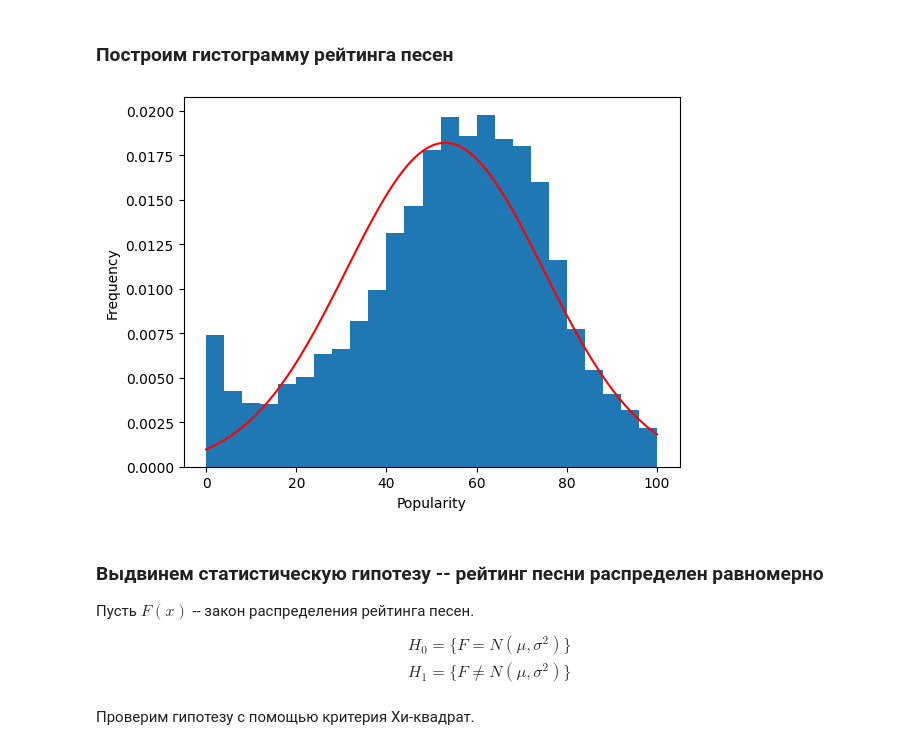
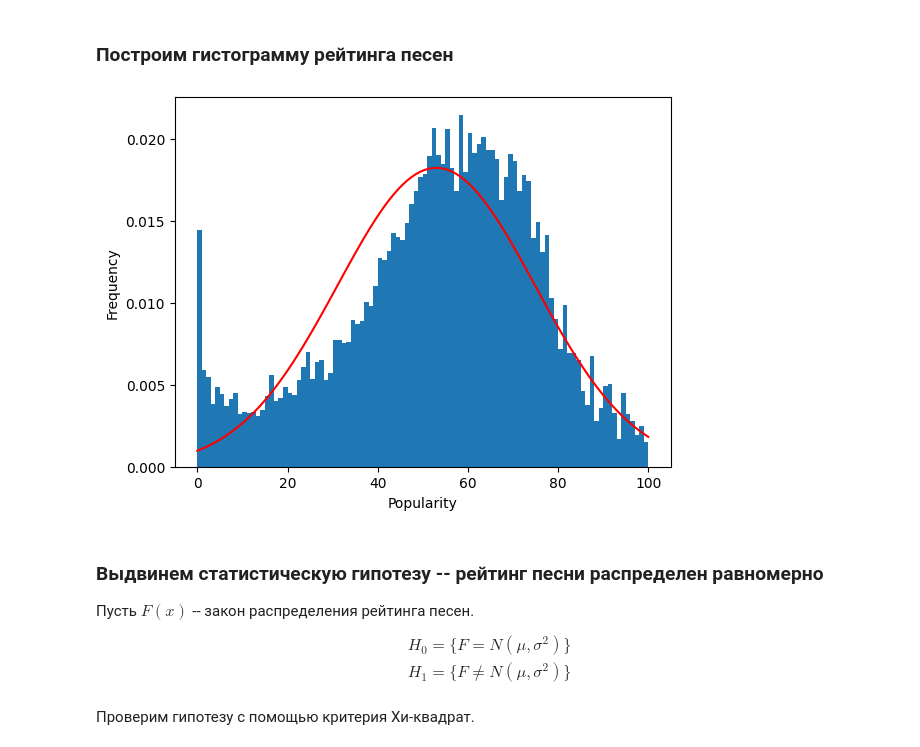
Before and after one commit to edelwiw/Statistics, a Jupyter notebook: Lab 3/main.ipynb, the cells around one changed output. Saved outputs shown, nothing was run; the diff lists cells and outputs as text; code cells hidden in the pictures.

```diff
--- a/Lab 3/main.ipynb
+++ b/Lab 3/main.ipynb
@@ -36,19 +36,19 @@ print(df.head(10))
 ### Построим гистограмму рейтинга песен
 # %%
 # plot the hist of how many sold
-num_bins = 25
+num_bins = 100
 plt.hist(df['song_popularity'], bins=num_bins, density=True)
 plt.xlabel('Popularity')
 plt.ylabel('Frequency')
 
 # normal distribution
 x = np.linspace(min(df['song_popularity']), max(df['song_popularity']), 100)
 mu = np.mean(df['song_popularity'])
 sigma = np.std(df['song_popularity'])
 plt.plot(x, stats.norm.pdf(x, mu, sigma), color='red')
 plt.show()
 # %% [output]
-[figure, old version]
+[figure, new version]
 # %% [markdown]
 ### Выдвинем статистическую гипотезу -- рейтинг песни распределен равномерно
 Пусть $F(x)$ -- закон распределения рейтинга песен.
```
Also changed, not shown: parts of 3 cells of this notebook, 1 other file.
